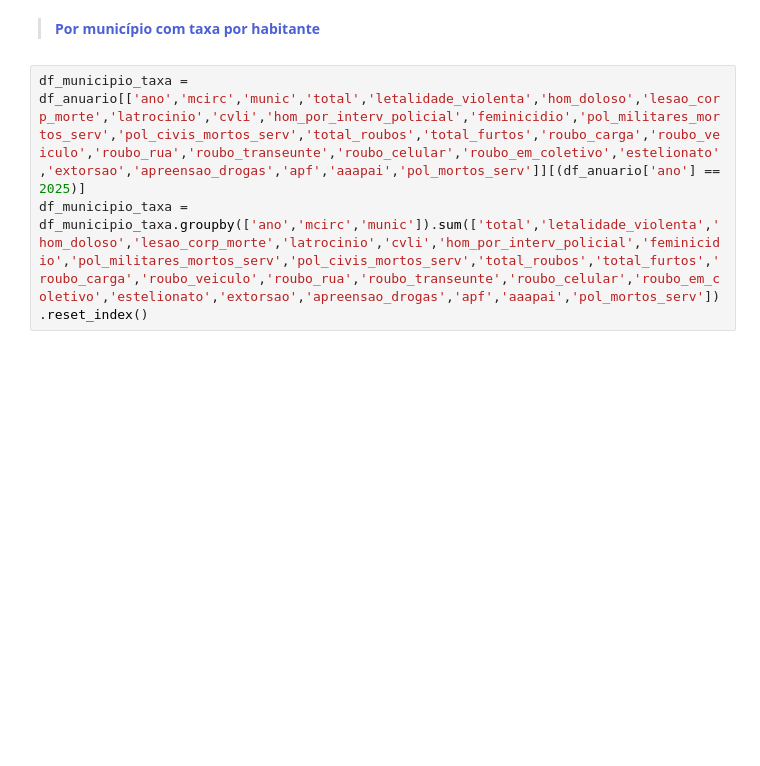
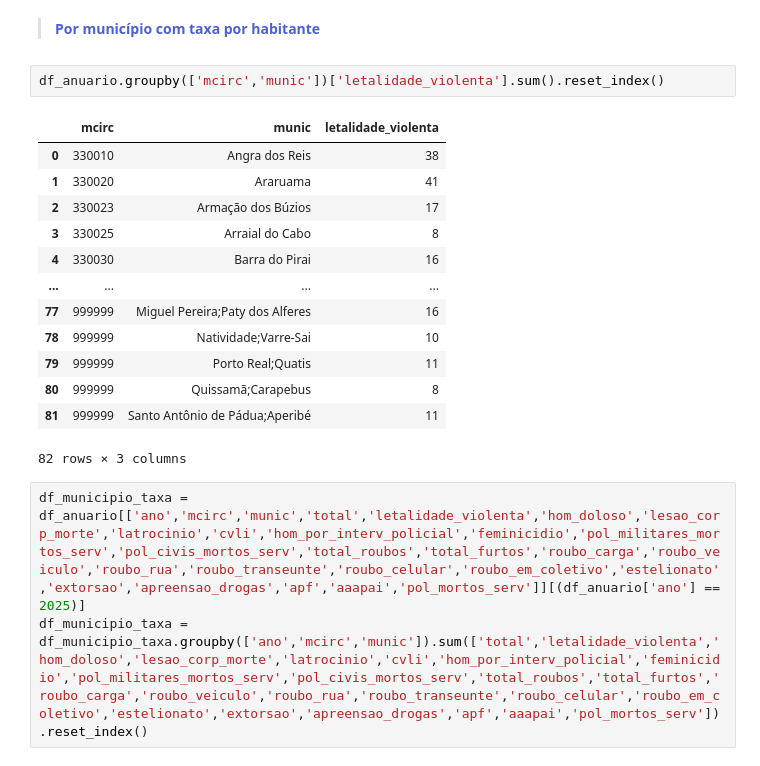
Before and after one commit to gabrielmprata/seguranca_publica_pwrbi, a Jupyter notebook: PREP_anuario_seguranca_publica_pwr_bi.ipynb, the cells around one changed output. Cells and saved outputs as stored; diff of their text form; blank space fills up the shorter version.

```diff
--- a/PREP_anuario_seguranca_publica_pwr_bi.ipynb
+++ b/PREP_anuario_seguranca_publica_pwr_bi.ipynb
@@ -761,6 +765,22 @@ df_regiao_cisp = df_regiao_cisp.groupby(['ano','risp','risp_desc']).sum(['letali
 ---
 # %% [markdown]
 ><font color=#4c60d6>**Por município com taxa por habitante**
+# %%
+df_anuario.groupby(['mcirc','munic'])['letalidade_violenta'].sum().reset_index()
+# %% [output]
+|  | mcirc | munic | letalidade_violenta |
+| 0 | 330010 | Angra dos Reis | 38 |
+| 1 | 330020 | Araruama | 41 |
+| 2 | 330023 | Armação dos Búzios | 17 |
+| 3 | 330025 | Arraial do Cabo | 8 |
+| 4 | 330030 | Barra do Pirai | 16 |
+| ... | ... | ... | ... |
+| 77 | 999999 | Miguel Pereira;Paty dos Alferes | 16 |
+| 78 | 999999 | Natividade;Varre-Sai | 10 |
+| 79 | 999999 | Porto Real;Quatis | 11 |
+| 80 | 999999 | Quissamã;Carapebus | 8 |
+| 81 | 999999 | Santo Antônio de Pádua;Aperibé | 11 |
+82 rows × 3 columns
 # %%
 df_municipio_taxa = df_anuario[['ano','mcirc','munic','total','letalidade_violenta','hom_doloso','lesao_corp_morte','latrocinio','cvli','hom_por_interv_policial','feminicidio','pol_militares_mortos_serv','pol_civis_mortos_serv','total_roubos','total_furtos','roubo_carga','roubo_veiculo','roubo_rua','roubo_transeunte','roubo_celular','roubo_em_coletivo','estelionato','extorsao','apreensao_drogas','apf','aaapai','pol_mortos_serv']][(df_anuario['ano'] == 2025)]
 df_municipio_taxa = df_municipio_taxa.groupby(['ano','mcirc','munic']).sum(['total','letalidade_violenta','hom_doloso','lesao_corp_morte','latrocinio','cvli','hom_por_interv_policial','feminicidio','pol_militares_mortos_serv','pol_civis_mortos_serv','total_roubos','total_furtos','roubo_carga','roubo_veiculo','roubo_rua','roubo_transeunte','roubo_celular','roubo_em_coletivo','estelionato','extorsao','apreensao_drogas','apf','aaapai','pol_mortos_serv']).reset_index()
```
Also changed, not shown: parts of 8 cells of this notebook.
